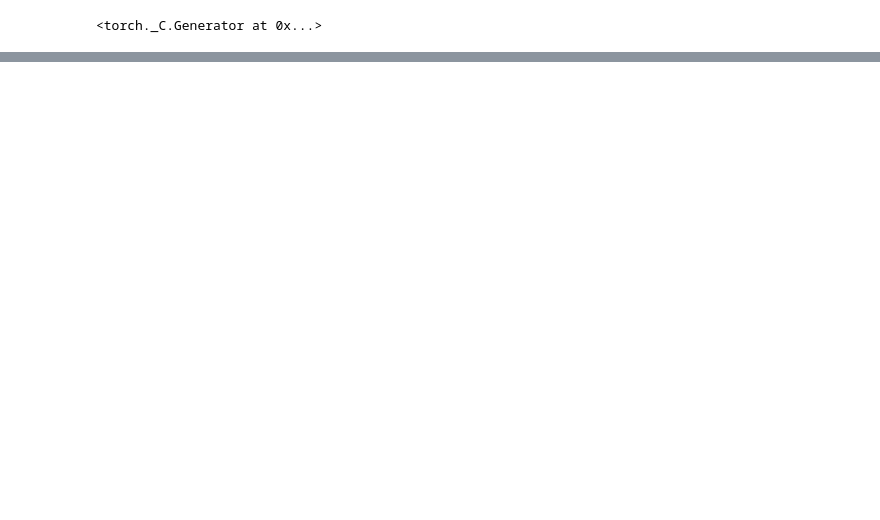
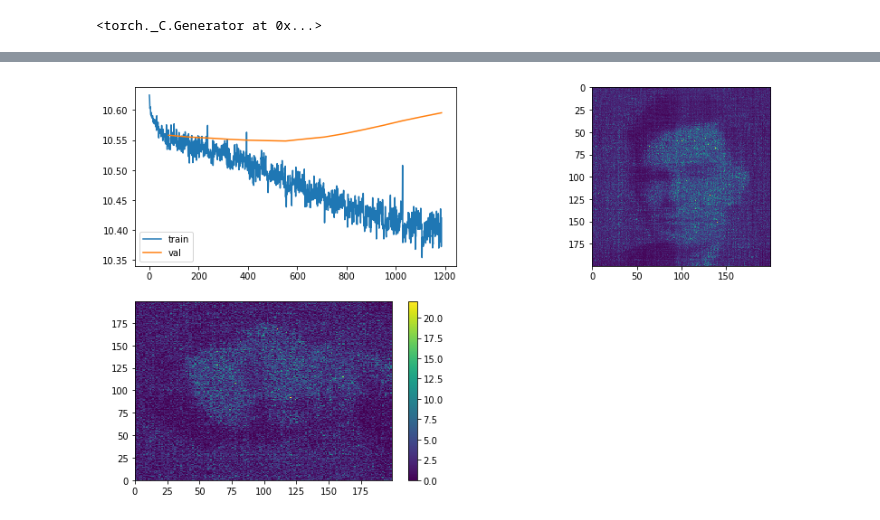
Before and after one commit to aliscafo/deep-unsupervised-learning-2019, a Jupyter notebook: hw1/task2.ipynb, the cells around one changed output, grey strips where cells are left out. Drawn from its saved outputs; the diff is of its cells as text; code cells hidden in the pictures; blank space fills up the shorter version.

```diff
--- a/hw1/task2.ipynb
+++ b/hw1/task2.ipynb
@@ -51,0 +121,19 @@ plt.show()
+# %%
+samples = np.random.choice(distribution.size, 80000, p=distribution.flatten())
+x1 = samples // DIST_SHAPE
+x2 = samples % DIST_SHAPE
+train_dataset = list(zip(x1, x2))
+# %%
+samples = np.random.choice(distribution.size, 20000, p=distribution.flatten())
+x1 = samples // DIST_SHAPE
+x2 = samples % DIST_SHAPE
+val_dataset = list(zip(x1, x2))
+# %%
+NUM_EPOCHS = 15
+LR = 1e-3
+BATCH_SIZE = 1024
+IN_FEATURES = 200
+OUT_FEATURES = 200
+# %%
+train_loader = torch.utils.data.DataLoader(train_dataset, batch_size=BATCH_SIZE, shuffle=True)
+val_loader = torch.utils.data.DataLoader(val_dataset, batch_size=20000, shuffle=False)
@@ -51,0 +189,29 @@ plt.show()
+# %%
+f, axarr = plt.subplots(2, 2, figsize=(14, 8))
+
+ax = axarr[0][0]
+ax.plot(train_steps1, train_losses1, label='train')
+ax.plot(val_steps1, val_losses1, label='val')
+ax.legend()
+
+ax = axarr[0][1]
+x = np.arange(distribution.size)
+x1 = x // DIST_SHAPE
+x2 = x % DIST_SHAPE
+x1 = torch.from_numpy(x1).reshape(-1, 1)
+x2 = torch.from_numpy(x2).reshape(-1, 1)
+probs = model1(x1, x2).detach().numpy()
+ax.imshow(probs.reshape(200, 200))
+
+ax = axarr[1][0]
+samples = np.random.choice(distribution.size, 100000, p=probs.reshape(-1))
+x1 = samples // DIST_SHAPE
+x2 = samples % DIST_SHAPE
+hist_samples = ax.hist2d(x1, x2, bins=200)
+plt.colorbar(hist_samples[3], ax=ax)
+
+axarr[1, 1].axis('off')
+
+plt.show()
+# %% [output]
+[figure, added]
```
Also changed, not shown: parts of 15 cells of this notebook.
